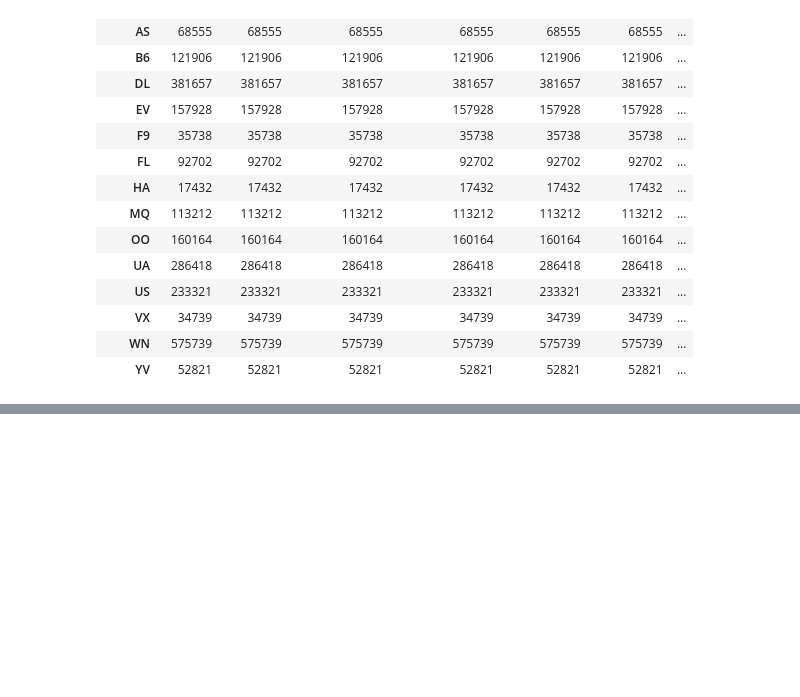
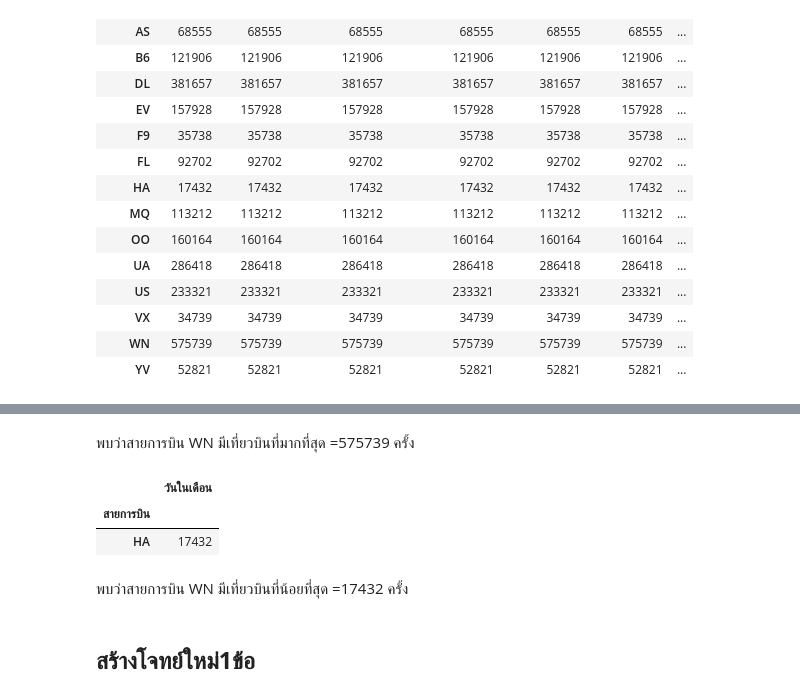
Before and after one commit to chayakonchanlun/DWDM21, a Jupyter notebook: MiniExam.ipynb, the cells around one changed output, grey strips where cells are left out. Cells and saved outputs as stored; diff of their text form; code cells hidden in the pictures; blank space fills up the shorter version.

```diff
--- a/MiniExam.ipynb
+++ b/MiniExam.ipynb
@@ -263,0 +297,13 @@ merged_data.groupby('สายการบิน').count()
+# %% [markdown]
+พบว่าสายการบิน WN มีเที่ยวบินที่มากที่สุด =575739 ครั้ง
+# %%
+min = summary.iloc[15:16,:1]
+min
+# %% [output]
+|  | วันในเดือน |
+| สายการบิน |  |
+| HA | 17432 |
+# %% [markdown]
+พบว่าสายการบิน WN มีเที่ยวบินที่น้อยที่สุด =17432 ครั้ง
+# %% [markdown]
+## **สร้างโจทย์ใหม่1ข้อ**
```
Also changed, not shown: parts of 6 cells of this notebook.
